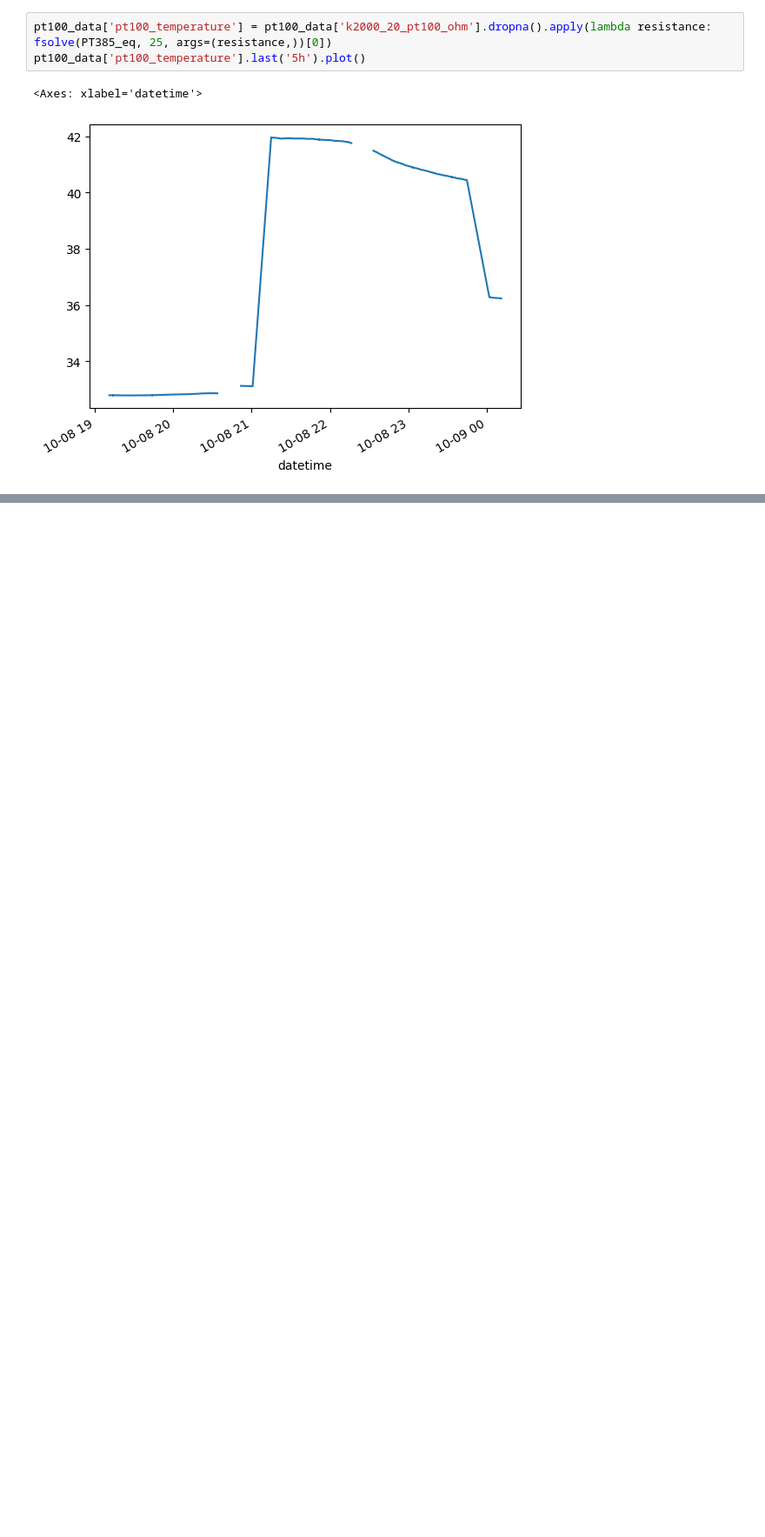
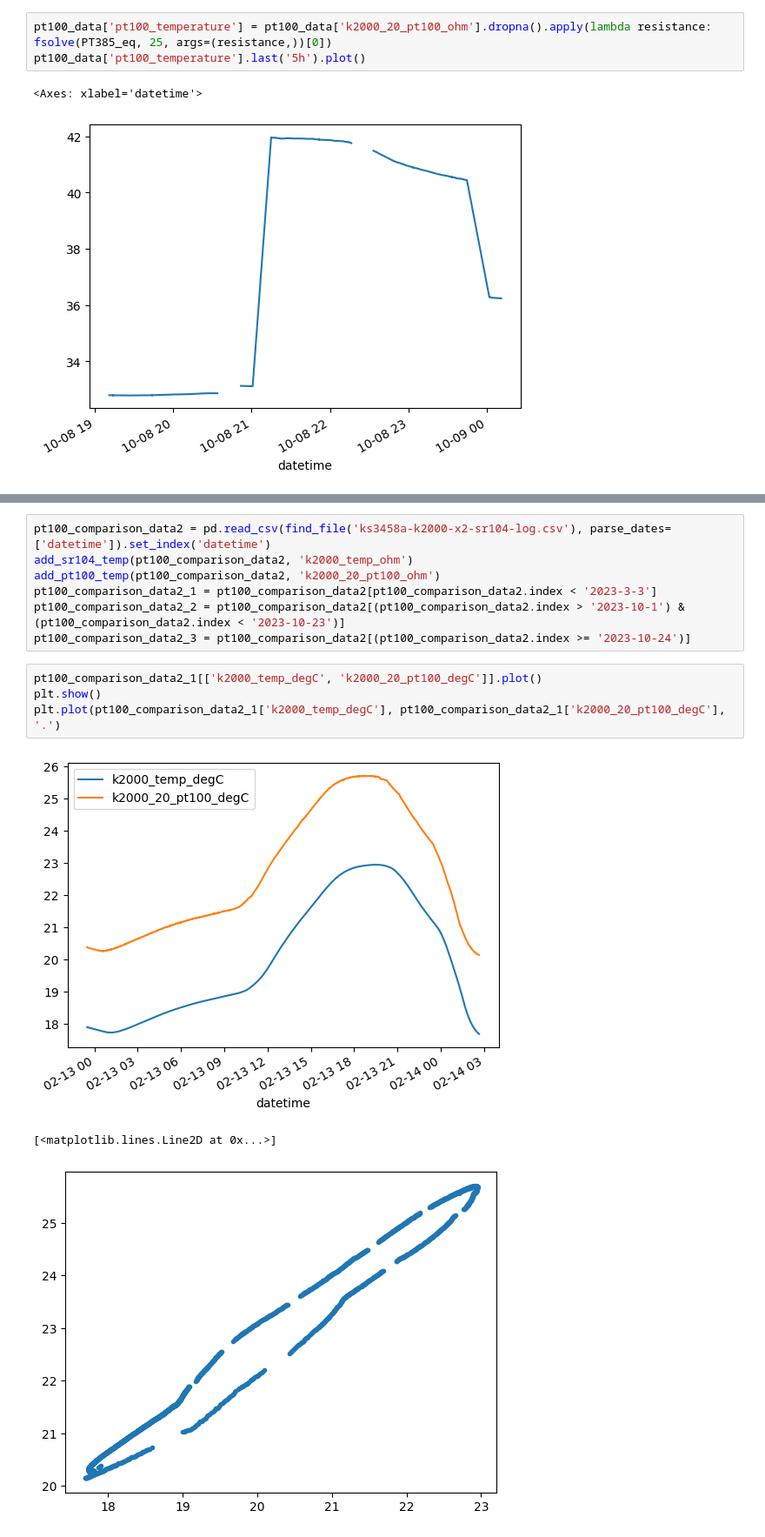
Before and after one commit to alson/metrology-data-analysis, a Jupyter notebook: view_pt100.ipynb, the cells around one changed output, grey strips where cells are left out. Shown: that part at 87% size. Drawn from its saved outputs; the diff is of its cells as text; blank space fills up the shorter version.

```diff
--- a/view_pt100.ipynb
+++ b/view_pt100.ipynb
@@ -61,0 +61,15 @@ Name: k2000_20_pt100_ohm, Length: 12952, dtype: float64
+# %%
+pt100_comparison_data2 = pd.read_csv(find_file('ks3458a-k2000-x2-sr104-log.csv'), parse_dates=['datetime']).set_index('datetime')
+add_sr104_temp(pt100_comparison_data2, 'k2000_temp_ohm')
+add_pt100_temp(pt100_comparison_data2, 'k2000_20_pt100_ohm')
+pt100_comparison_data2_1 = pt100_comparison_data2[pt100_comparison_data2.index < '2023-3-3']
+pt100_comparison_data2_2 = pt100_comparison_data2[(pt100_comparison_data2.index > '2023-10-1') & (pt100_comparison_data2.index < '2023-10-23')]
+pt100_comparison_data2_3 = pt100_comparison_data2[(pt100_comparison_data2.index >= '2023-10-24')]
+# %%
+pt100_comparison_data2_1[['k2000_temp_degC', 'k2000_20_pt100_degC']].plot()
+plt.show()
+plt.plot(pt100_comparison_data2_1['k2000_temp_degC'], pt100_comparison_data2_1['k2000_20_pt100_degC'], '.')
+# %% [output]
+[figure, added]
+[<matplotlib.lines.Line2D at 0x...>]
+[figure, added]
```
Also changed, not shown: parts of 8 cells of this notebook, 3 other files.
